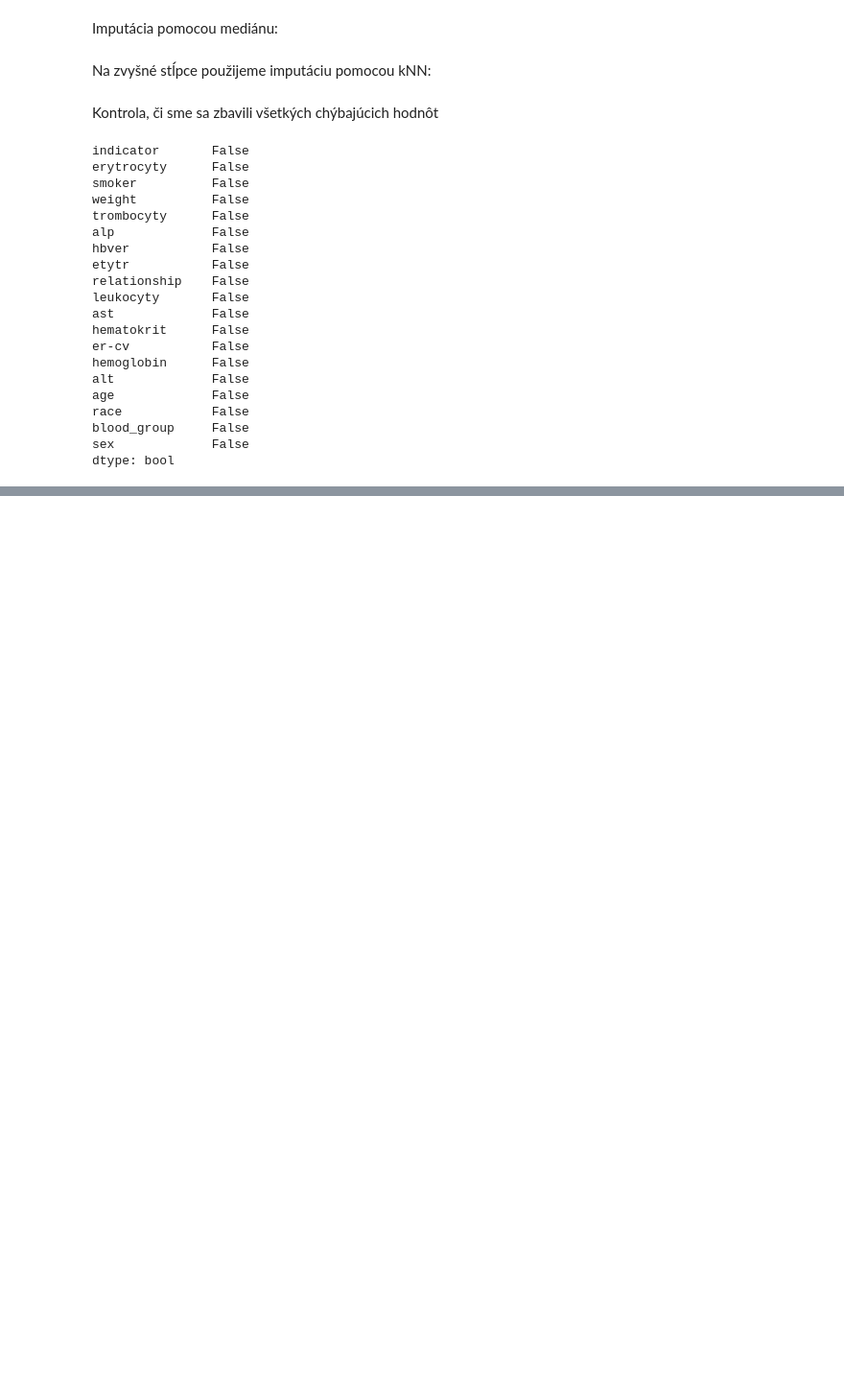
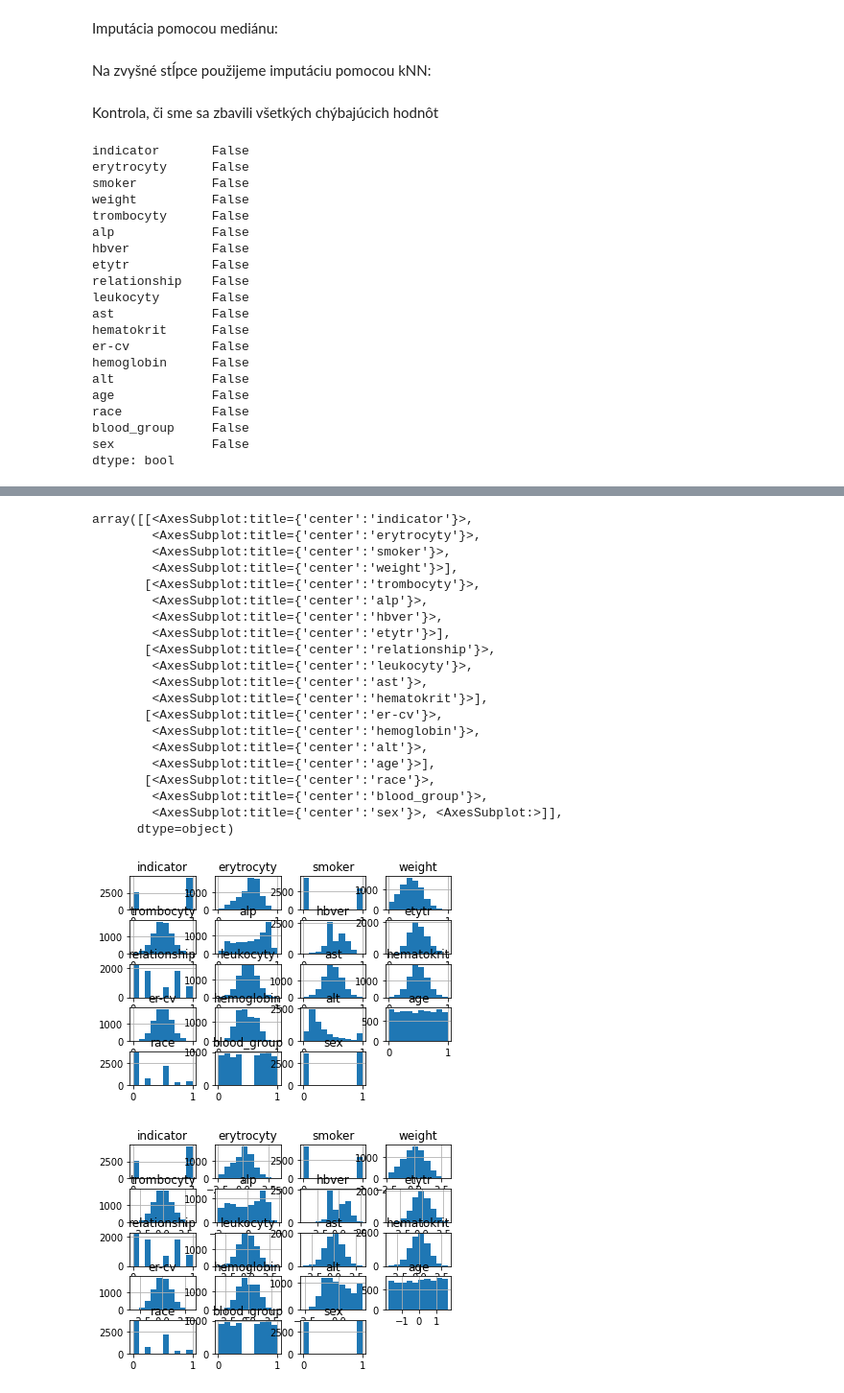
Before and after one commit to michalpidanic/IAU_2021, a Jupyter notebook: zadanie2.ipynb, the cells around one changed output, grey strips where cells are left out. Shown at 96% size. Drawn from its saved outputs; the diff is of its cells as text; code cells hidden in the pictures; blank space fills up the shorter version.

Commit message:
Scaling and transformations of data

```diff
--- a/zadanie2.ipynb
+++ b/zadanie2.ipynb
@@ -263,0 +271,11 @@ dtype: bool
+# %%
+mean = df_merged.erytrocyty.mean()
+std = df_merged.erytrocyty.std()
+
+cut = std * 3
+low_limit = mean - cut
+up_limit = mean + cut
+
+print("Pocet zaznamov s vychylenymi hodnotami v stlpci erytrocyty", df_merged.shape[0])
+df_merged = df_merged[(df_merged.erytrocyty > low_limit) & (df_merged.erytrocyty < up_limit)]
+print("Pocet zaznamov bez vychylenych hodnot v stlpci erytrocyty", df_merged.shape[0])
@@ -263,0 +287,15 @@ dtype: bool
+# %%
+for column in df_merged:
+    q1 = df_merged[column].quantile(0.20)
+    q3 = df_merged[column].quantile(0.80)
+    cut = (q3 - q1) * 1.5
+    minimum_check = q1 - cut
+    maximum_check = q3 + cut
+
+    print("V stlpci " + column + " sme nahradili " + str(df_merged[(df_merged[column] < minimum_check) | (df_merged[column] > maximum_check)].shape[0]) + " vychylenych hodnot")
+
+    #minimum
+    df_merged[column] = np.where(df_merged[column] < minimum_check, minimum_check, df_merged[column])
+
+    #maximum
+    df_merged[column] = np.where(df_merged[column] > maximum_check, maximum_check, df_merged[column])
@@ -263,0 +325,3 @@ dtype: bool
+# %%
+df_train, df_test = train_test_split(df_merged, test_size=0.2)
+print(df_train.shape[0], df_test.shape[0])
@@ -263,0 +332,6 @@ dtype: bool
+# %%
+scaler = MinMaxScaler()
+
+# transform data
+df_train = pd.DataFrame(scaler.fit_transform(df_train), columns=df_train.columns)
+df_train.tail()
@@ -263,0 +347,29 @@ dtype: bool
+# %%
+df_train.hist()
+transformer = PowerTransformer(method="yeo-johnson")
+columns = ["erytrocyty", "weight", "trombocyty", "alp", "hbver", "etytr", "leukocyty", "ast", "hematokrit", "er-cv", "hemoglobin", "alt", "age"]
+df_train[columns] = transformer.fit_transform(df_train[columns])
+df_train.hist()
+# %% [output]
+array([[<AxesSubplot:title={'center':'indicator'}>,
+        <AxesSubplot:title={'center':'erytrocyty'}>,
+        <AxesSubplot:title={'center':'smoker'}>,
+        <AxesSubplot:title={'center':'weight'}>],
+       [<AxesSubplot:title={'center':'trombocyty'}>,
+        <AxesSubplot:title={'center':'alp'}>,
+        <AxesSubplot:title={'center':'hbver'}>,
+        <AxesSubplot:title={'center':'etytr'}>],
+       [<AxesSubplot:title={'center':'relationship'}>,
+        <AxesSubplot:title={'center':'leukocyty'}>,
+        <AxesSubplot:title={'center':'ast'}>,
+        <AxesSubplot:title={'center':'hematokrit'}>],
+       [<AxesSubplot:title={'center':'er-cv'}>,
+        <AxesSubplot:title={'center':'hemoglobin'}>,
+        <AxesSubplot:title={'center':'alt'}>,
+        <AxesSubplot:title={'center':'age'}>],
+       [<AxesSubplot:title={'center':'race'}>,
+        <AxesSubplot:title={'center':'blood_group'}>,
+        <AxesSubplot:title={'center':'sex'}>, <AxesSubplot:>]],
+      dtype=object)
+[figure, added]
+[figure, added]
```
Also changed, not shown: parts of 13 cells of this notebook.
